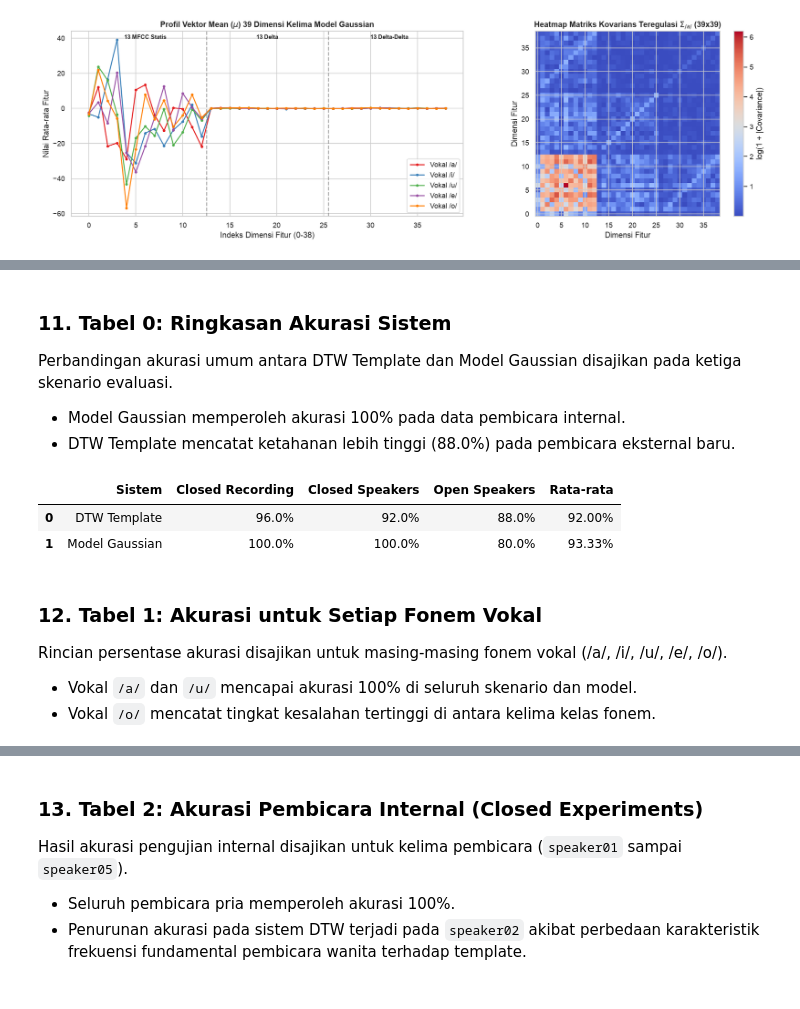
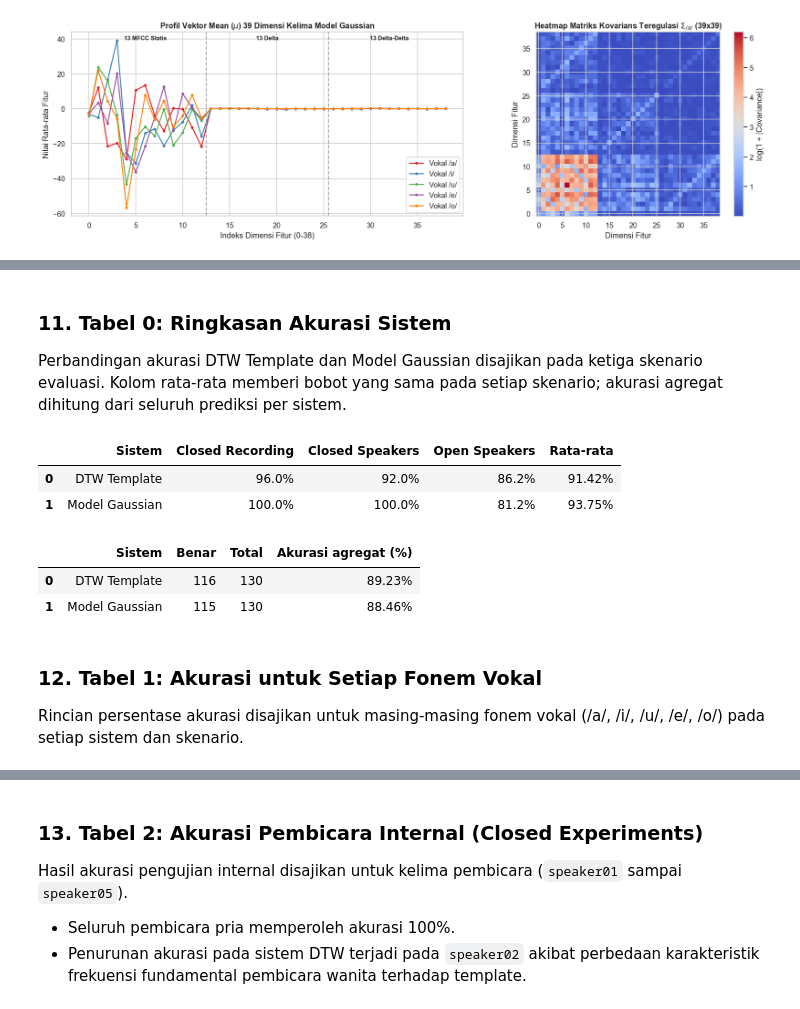
Before and after one commit to haegenpro/PrakSpeech1, a Jupyter notebook: notebook/integration_analysis.ipynb, the cells around one changed output, grey strips where cells are left out. Drawn from its saved outputs; the diff is of its cells as text; code cells hidden in the pictures.

```diff
--- a/notebook/integration_analysis.ipynb
+++ b/notebook/integration_analysis.ipynb
@@ -369,27 +372,34 @@ Done. Total baris prediksi: 150
 # %% [markdown]
 ### 11. Tabel 0: Ringkasan Akurasi Sistem
-Perbandingan akurasi umum antara DTW Template dan Model Gaussian disajikan pada ketiga skenario evaluasi.
-- Model Gaussian memperoleh akurasi 100% pada data pembicara internal.
-- DTW Template mencatat ketahanan lebih tinggi (88.0%) pada pembicara eksternal baru.
+Perbandingan akurasi DTW Template dan Model Gaussian disajikan pada ketiga skenario evaluasi. Kolom rata-rata memberi bobot yang sama pada setiap skenario; akurasi agregat dihitung dari seluruh prediksi per sistem.
 # %%
 h0, b0 = ev.summary_table(experiment_rows)
 table0_df = pd.DataFrame(b0, columns=h0)
 
 display(table0_df.style.format({
     "Closed Recording": "{:.1f}%",
     "Closed Speakers": "{:.1f}%",
     "Open Speakers": "{:.1f}%",
     "Rata-rata": "{:.2f}%"
 }))
+
+aggregate_rows = [{
+    "Sistem": ev.SYSTEM_LABEL[system],
+    "Benar": sum(r["correct"] for r in experiment_rows if r["system"] == system),
+    "Total": sum(r["system"] == system for r in experiment_rows),
+    "Akurasi agregat (%)": ev.accuracy(experiment_rows, system=system),
+} for system in ev.SYSTEMS]
+display(pd.DataFrame(aggregate_rows).style.format({"Akurasi agregat (%)": "{:.2f}%"}))
 # %% [output]
 |  | Sistem | Closed Recording | Closed Speakers | Open Speakers | Rata-rata |
-| 0 | DTW Template | 96.0% | 92.0% | 88.0% | 92.00% |
-| 1 | Model Gaussian | 100.0% | 100.0% | 80.0% | 93.33% |
+| 0 | DTW Template | 96.0% | 92.0% | 86.2% | 91.42% |
+| 1 | Model Gaussian | 100.0% | 100.0% | 81.2% | 93.75% |
+|  | Sistem | Benar | Total | Akurasi agregat (%) |
+| 0 | DTW Template | 116 | 130 | 89.23% |
+| 1 | Model Gaussian | 115 | 130 | 88.46% |
 # %% [markdown]
 ### 12. Tabel 1: Akurasi untuk Setiap Fonem Vokal
-Rincian persentase akurasi disajikan untuk masing-masing fonem vokal (/a/, /i/, /u/, /e/, /o/).
-- Vokal `/a/` dan `/u/` mencapai akurasi 100% di seluruh skenario dan model.
-- Vokal `/o/` mencatat tingkat kesalahan tertinggi di antara kelima kelas fonem.
+Rincian persentase akurasi disajikan untuk masing-masing fonem vokal (/a/, /i/, /u/, /e/, /o/) pada setiap sistem dan skenario.
 # %%
 h1, b1 = ev.per_vowel_table(experiment_rows)
 table1_df = pd.DataFrame(b1, columns=h1)
```
Also changed, not shown: parts of 18 cells of this notebook.
